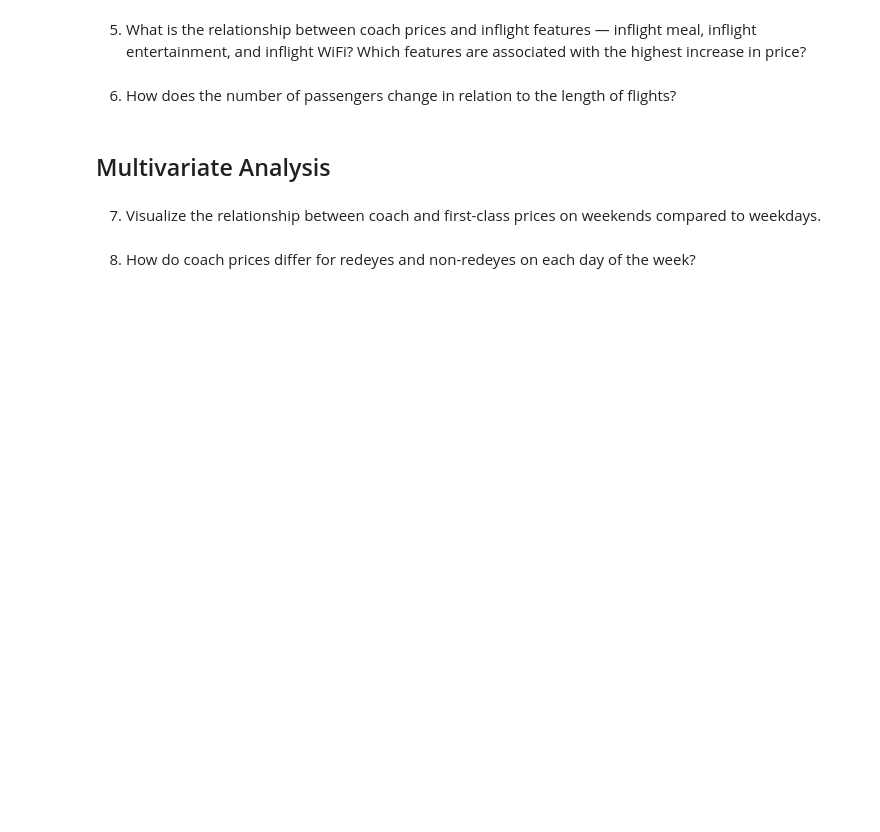
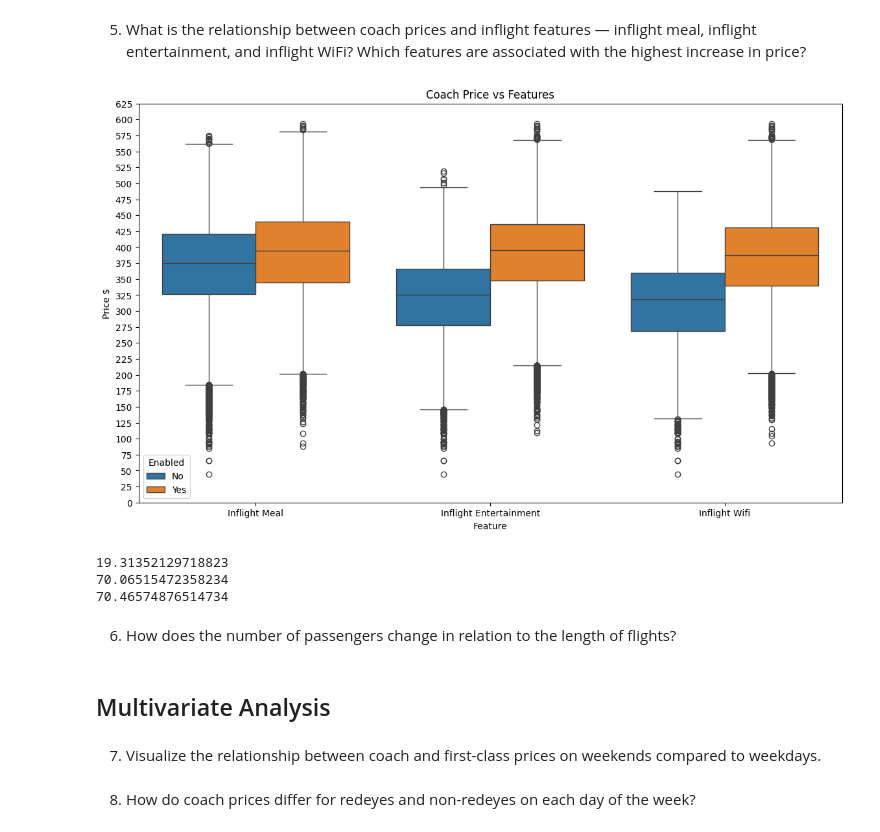
Before and after one commit to F1pm/Airline-Analysis, a Jupyter notebook: Airline Analysis.ipynb, the cells around one changed output. Cells and saved outputs as stored; diff of their text form; code cells hidden in the pictures; blank space fills up the shorter version.

Commit message:
Create graph of Coach price vs Features

```diff
--- a/Airline Analysis.ipynb
+++ b/Airline Analysis.ipynb
@@ -159,3 +159,35 @@ print("We can also see that the price on the weekend costs mmreo")
+# %%
+## Task 5
+melted = pd.melt(flight,id_vars=["coach_price"],value_vars=["inflight_meal","inflight_entertainment","inflight_wifi"]
+                 ,var_name="Feature",value_name="Enabled")
+plt.figure(figsize=(14,8))
+sns.boxplot(x=melted.Feature, y=melted.coach_price, hue=melted.Enabled)
+plt.title("Coach Price vs Features")
+plt.ylabel("Price $")
+plt.xticks([0,1,2],["Inflight Meal", "Inflight Entertainment", "Inflight Wifi"])
+plt.yticks(range(0,650,25))
+plt.show()
+
+
+avg_meal_price = melted.coach_price[(melted.Feature == 'inflight_meal') & (melted.Enabled == 'Yes')].mean()
+avg_no_meal_price = melted.coach_price[(melted.Feature == 'inflight_meal') & (melted.Enabled == 'No')].mean()
+diff_meal = avg_meal_price - avg_no_meal_price
+
+avg_entertainment_price = melted.coach_price[(melted.Feature == 'inflight_entertainment') & (melted.Enabled == 'Yes')].mean()
+avg_no_entertainment_price = melted.coach_price[(melted.Feature == 'inflight_entertainment') & (melted.Enabled == 'No')].mean()
+diff_entertainment = avg_entertainment_price - avg_no_entertainment_price
+
+avg_wifi_price = melted.coach_price[(melted.Feature == 'inflight_wifi') & (melted.Enabled == 'Yes')].mean()
+avg_no_wifi_price = melted.coach_price[(melted.Feature == 'inflight_wifi') & (melted.Enabled == 'No')].mean()
+diff_wifi= avg_wifi_price - avg_no_wifi_price
+print(diff_meal)
+print(diff_entertainment)
+print(diff_wifi)
+# %% [output]
+[figure, added]
+19.31352129718823
+70.06515472358234
+70.46574876514734
 # %% [markdown]
 6. How does the number of passengers change in relation to the length of flights?
 # %%
```
Also changed, not shown: parts of 2 cells of this notebook.
